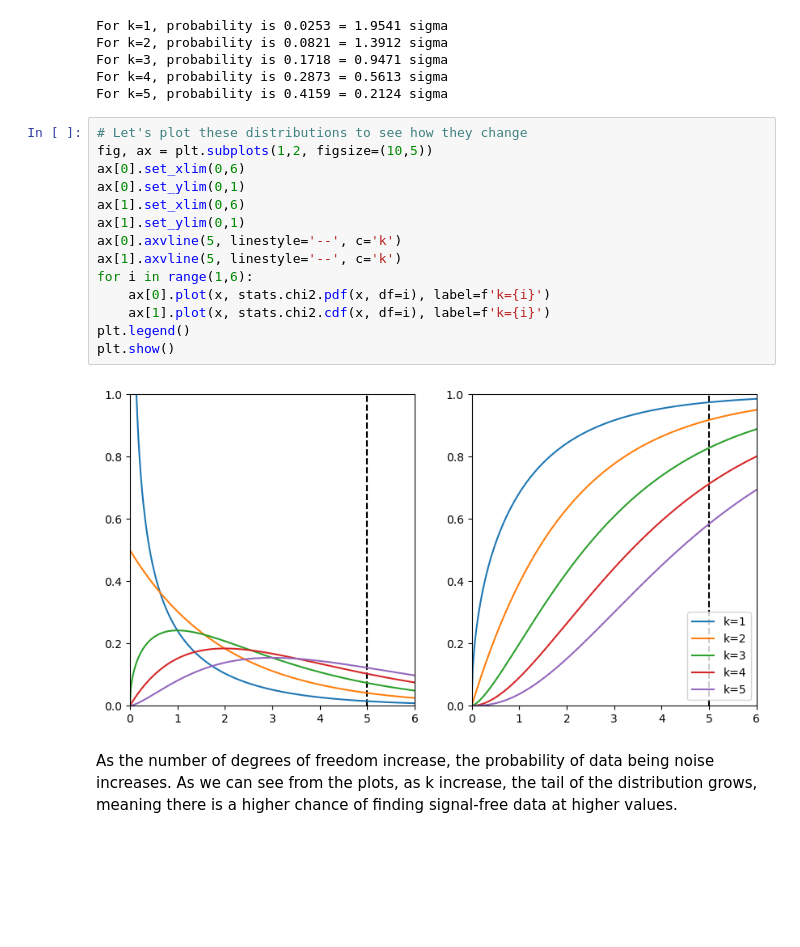
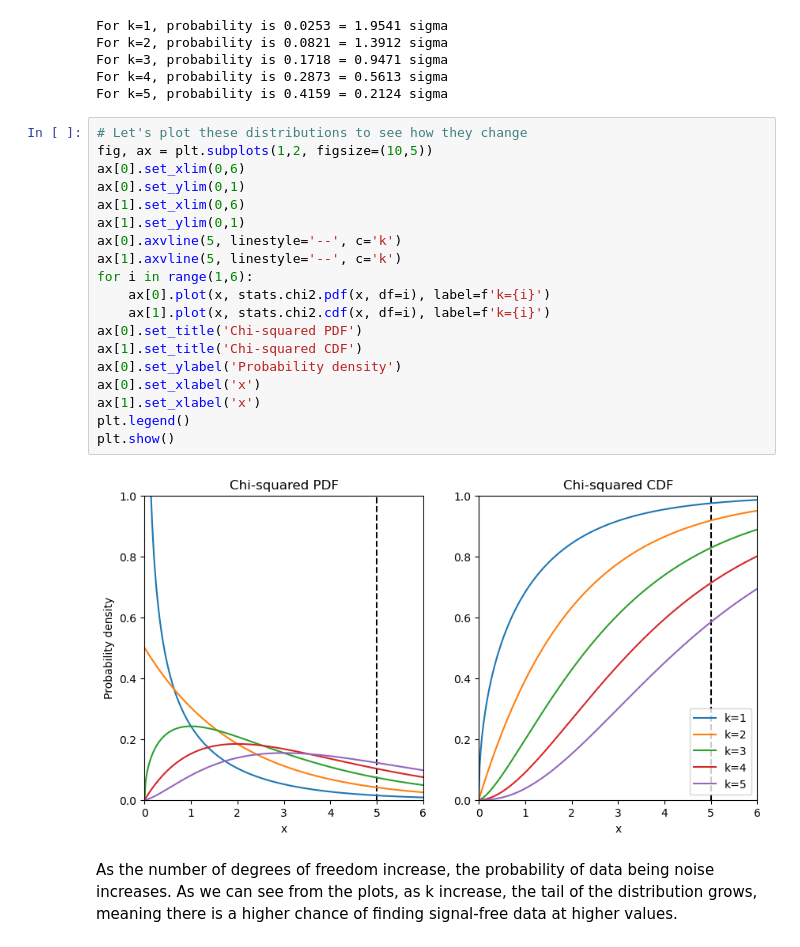
Before and after one commit to pgwart/PHYS434, a Jupyter notebook: Lab1.ipynb, the cells around one changed output. Drawn from its saved outputs; the diff is of its cells as text; blank space fills up the shorter version.

```diff
--- a/Lab1.ipynb
+++ b/Lab1.ipynb
@@ -145,19 +152,24 @@ For k=5, probability is 0.4159 = 0.2124 sigma
 # %%
 # Let's plot these distributions to see how they change
 fig, ax = plt.subplots(1,2, figsize=(10,5))
 ax[0].set_xlim(0,6)
 ax[0].set_ylim(0,1)
 ax[1].set_xlim(0,6)
 ax[1].set_ylim(0,1)
 ax[0].axvline(5, linestyle='--', c='k')
 ax[1].axvline(5, linestyle='--', c='k')
 for i in range(1,6):
     ax[0].plot(x, stats.chi2.pdf(x, df=i), label=f'k={i}')
     ax[1].plot(x, stats.chi2.cdf(x, df=i), label=f'k={i}')
+ax[0].set_title('Chi-squared PDF')
+ax[1].set_title('Chi-squared CDF')
+ax[0].set_ylabel('Probability density')
+ax[0].set_xlabel('x')
+ax[1].set_xlabel('x')
 plt.legend()
 plt.show()
 # %% [output]
-[figure, old version]
+[figure, new version]
 # %% [markdown]
 As the number of degrees of freedom increase, the probability of data being noise increases. As we can see from the plots, as k increase, the tail of the distribution grows, meaning there is a higher chance of finding signal-free data at higher values.
 # %% [markdown]
```
Also changed, not shown: parts of 5 cells of this notebook.
